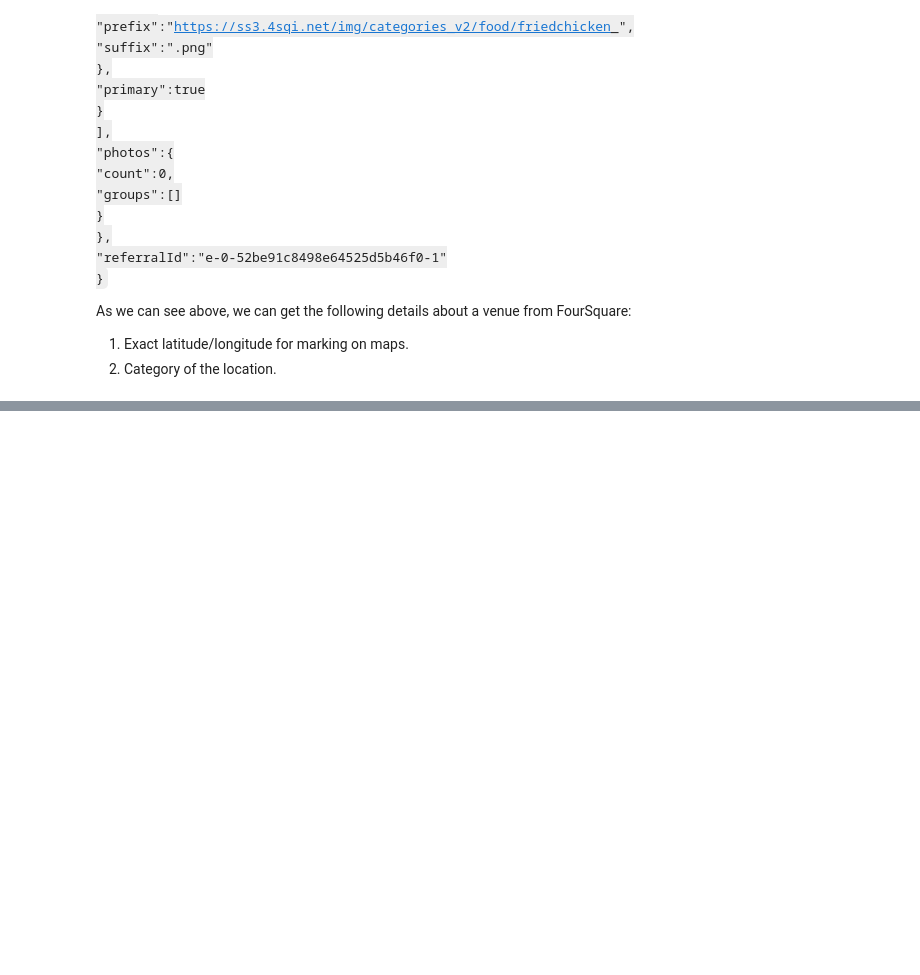
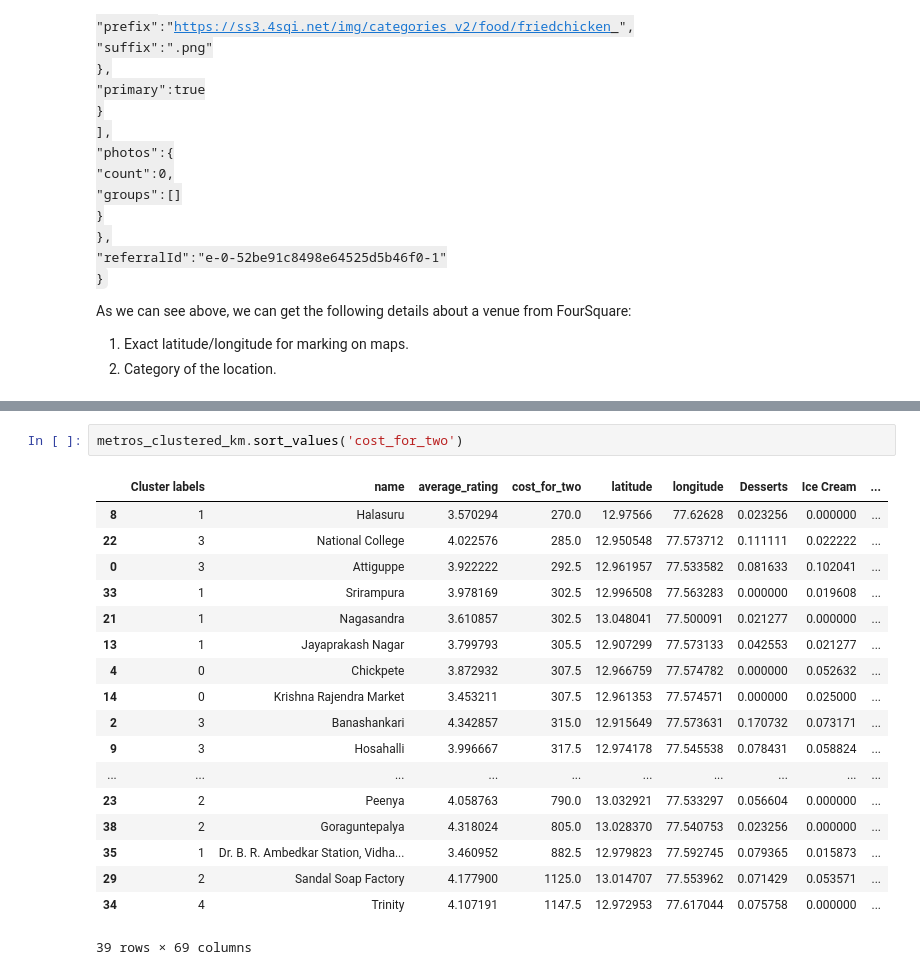
Before and after one commit to mkartic/Coursera_Capstone, a Jupyter notebook: Coursera_Capstone.ipynb, the cells around one changed output, grey strips where cells are left out. Cells and saved outputs as stored; diff of their text form; blank space fills up the shorter version.

```diff
--- a/Coursera_Capstone.ipynb
+++ b/Coursera_Capstone.ipynb
@@ -290,0 +557,21 @@ station_info[0]['zomato_results']['restaurants'][0]
+# %%
+metros_clustered_km.sort_values('cost_for_two')
+# %% [output]
+|  | Cluster labels | name | average_rating | cost_for_two | latitude | longitude | Desserts | Ice Cream | ... |
+| 8 | 1 | Halasuru | 3.570294 | 270.0 | 12.97566 | 77.62628 | 0.023256 | 0.000000 | ... |
+| 22 | 3 | National College | 4.022576 | 285.0 | 12.950548 | 77.573712 | 0.111111 | 0.022222 | ... |
+| 0 | 3 | Attiguppe | 3.922222 | 292.5 | 12.961957 | 77.533582 | 0.081633 | 0.102041 | ... |
+| 33 | 1 | Srirampura | 3.978169 | 302.5 | 12.996508 | 77.563283 | 0.000000 | 0.019608 | ... |
+| 21 | 1 | Nagasandra | 3.610857 | 302.5 | 13.048041 | 77.500091 | 0.021277 | 0.000000 | ... |
+| 13 | 1 | Jayaprakash Nagar | 3.799793 | 305.5 | 12.907299 | 77.573133 | 0.042553 | 0.021277 | ... |
+| 4 | 0 | Chickpete | 3.872932 | 307.5 | 12.966759 | 77.574782 | 0.000000 | 0.052632 | ... |
+| 14 | 0 | Krishna Rajendra Market | 3.453211 | 307.5 | 12.961353 | 77.574571 | 0.000000 | 0.025000 | ... |
+| 2 | 3 | Banashankari | 4.342857 | 315.0 | 12.915649 | 77.573631 | 0.170732 | 0.073171 | ... |
+| 9 | 3 | Hosahalli | 3.996667 | 317.5 | 12.974178 | 77.545538 | 0.078431 | 0.058824 | ... |
+| ... | ... | ... | ... | ... | ... | ... | ... | ... | ... |
+| 23 | 2 | Peenya | 4.058763 | 790.0 | 13.032921 | 77.533297 | 0.056604 | 0.000000 | ... |
+| 38 | 2 | Goraguntepalya | 4.318024 | 805.0 | 13.028370 | 77.540753 | 0.023256 | 0.000000 | ... |
+| 35 | 1 | Dr. B. R. Ambedkar Station, Vidha... | 3.460952 | 882.5 | 12.979823 | 77.592745 | 0.079365 | 0.015873 | ... |
+| 29 | 2 | Sandal Soap Factory | 4.177900 | 1125.0 | 13.014707 | 77.553962 | 0.071429 | 0.053571 | ... |
+| 34 | 4 | Trinity | 4.107191 | 1147.5 | 12.972953 | 77.617044 | 0.075758 | 0.000000 | ... |
+39 rows × 69 columns
```
Also changed, not shown: parts of 16 cells of this notebook, 7 other files.
